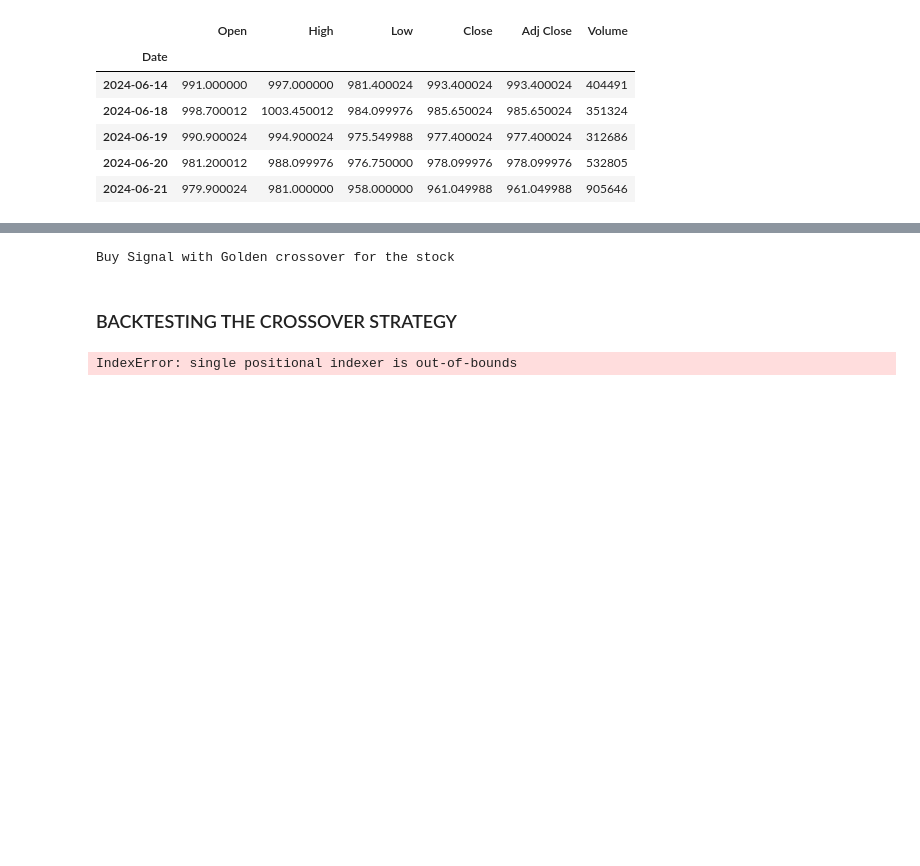
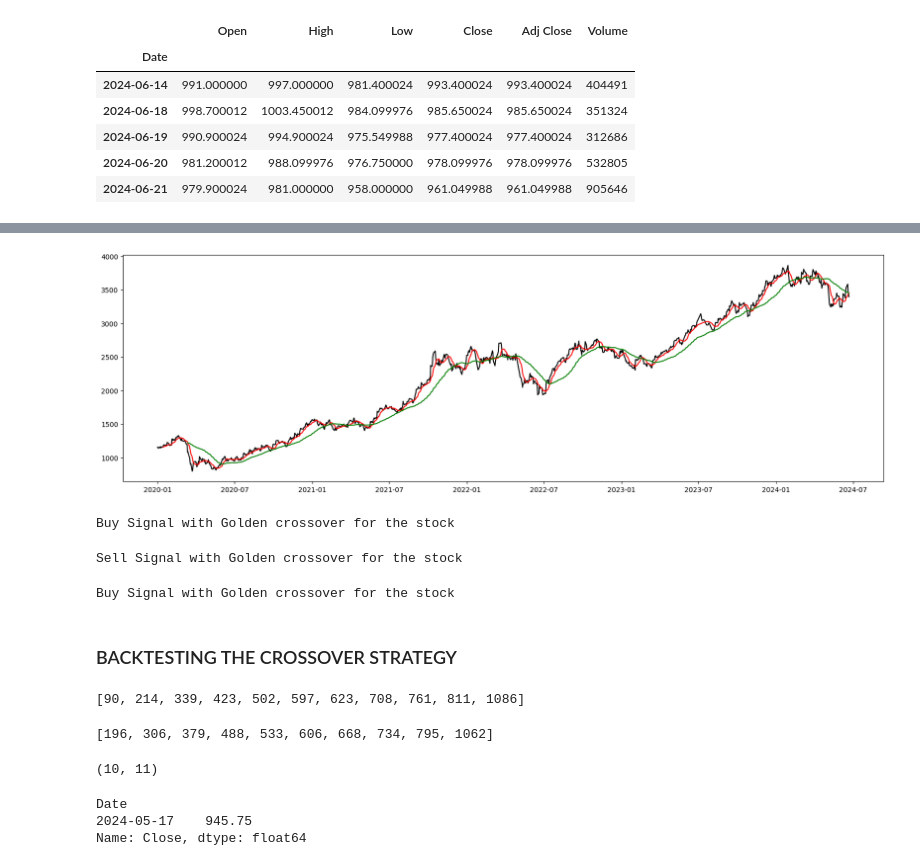
Before and after one commit to Rigava/Load-Nifty-Data, a Jupyter notebook: Technical NB/GC.ipynb, the cells around one changed output, grey strips where cells are left out. Saved outputs shown, nothing was run; the diff lists cells and outputs as text; code cells hidden in the pictures; blank space fills up the shorter version.

```diff
--- a/Technical NB/GC.ipynb
+++ b/Technical NB/GC.ipynb
@@ -50,3 +93,14 @@ tatamotors
+# %%
+def chart(df):
+
+    plt.figure(figsize=(20,6))
+    plt.plot(df.Close,color='black')
+    plt.plot(df.SMA10,color='red')
+    plt.plot(df.SMA50,color='green')
+    plt.show()
+chart(titan)
+# %% [output]
+[figure, added]
 # %%
 if tatamotors['Decision Sell GC'].iloc[-1]==1:
     print("Sell Signal with Golden crossover for the stock")
@@ -54,25 +108,45 @@ if tatamotors['Decision Buy GC'].iloc[-1]==1:
     print("Buy Signal with Golden crossover for the stock")
 # %% [output]
 Buy Signal with Golden crossover for the stock
+# %%
+if maruti['Decision Sell GC'].iloc[-1]==1:
+    print("Sell Signal with Golden crossover for the stock")
+if maruti['Decision Buy GC'].iloc[-1]==1:
+    print("Buy Signal with Golden crossover for the stock")
+# %% [output]
+Sell Signal with Golden crossover for the stock
+# %%
+if titan['Decision Sell GC'].iloc[-1]==1:
+    print("Sell Signal with Golden crossover for the stock")
+if titan['Decision Buy GC'].iloc[-1]==1:
+    print("Buy Signal with Golden crossover for the stock")
+# %% [output]
+Buy Signal with Golden crossover for the stock
 # %% [markdown]
 ### BACKTESTING THE CROSSOVER STRATEGY
 # %%
 bi,si=[],[]
-Buy, Sell=[],[]
-Buyp,Sellp=[],[]
-Flag = False
 for i in range(1,len(tatamotors)):
-    if not Flag:
-        if tatamotors.SMA10.iloc[i] > tatamotors.SMA50.iloc[i]  and tatamotors.SMA10.iloc[i-1] < tatamotors.SMA50.iloc[i-1]:
-            bi.append(i+1)
-            Buy.append(tatamotors.iloc[i+1].name)
-            Buyp.append(tatamotors.iloc[i+1].Open)
-            Flag=True
-    if Flag:
-        if tatamotors.SMA10.iloc[i] < tatamotors.SMA50.iloc[i]  and tatamotors.SMA10.iloc[i-1] > tatamotors.SMA50.iloc[i-1]:
-            si.append(i+1)
-            Sell.append(tatamotors.iloc[i+1].name)
-            Sellp.append(tatamotors.iloc[i+1].Open)
-            Flag=False
+    if tatamotors.SMA10.iloc[i] > tatamotors.SMA50.iloc[i]  and tatamotors.SMA10.iloc[i-1] < tatamotors.SMA50.iloc[i-1]:
+        bi.append(i)
+
+    elif tatamotors.SMA10.iloc[i] < tatamotors.SMA50.iloc[i]  and tatamotors.SMA10.iloc[i-1] > tatamotors.SMA50.iloc[i-1]:
+        si.append(i)
-# %% [output]
-IndexError: single positional indexer is out-of-bounds
+# %%
+bi
+# %% [output]
+[90, 214, 339, 423, 502, 597, 623, 708, 761, 811, 1086]
+# %%
+si
+# %% [output]
+[196, 306, 379, 488, 533, 606, 668, 734, 795, 1062]
+# %%
+len(si),len(bi)
+# %% [output]
+(10, 11)
+# %%
+tatamotors.iloc[[1063]].Close
+# %% [output]
+Date
+2024-05-17    945.75
+Name: Close, dtype: float64
```
Also changed, not shown: parts of 19 cells of this notebook.
